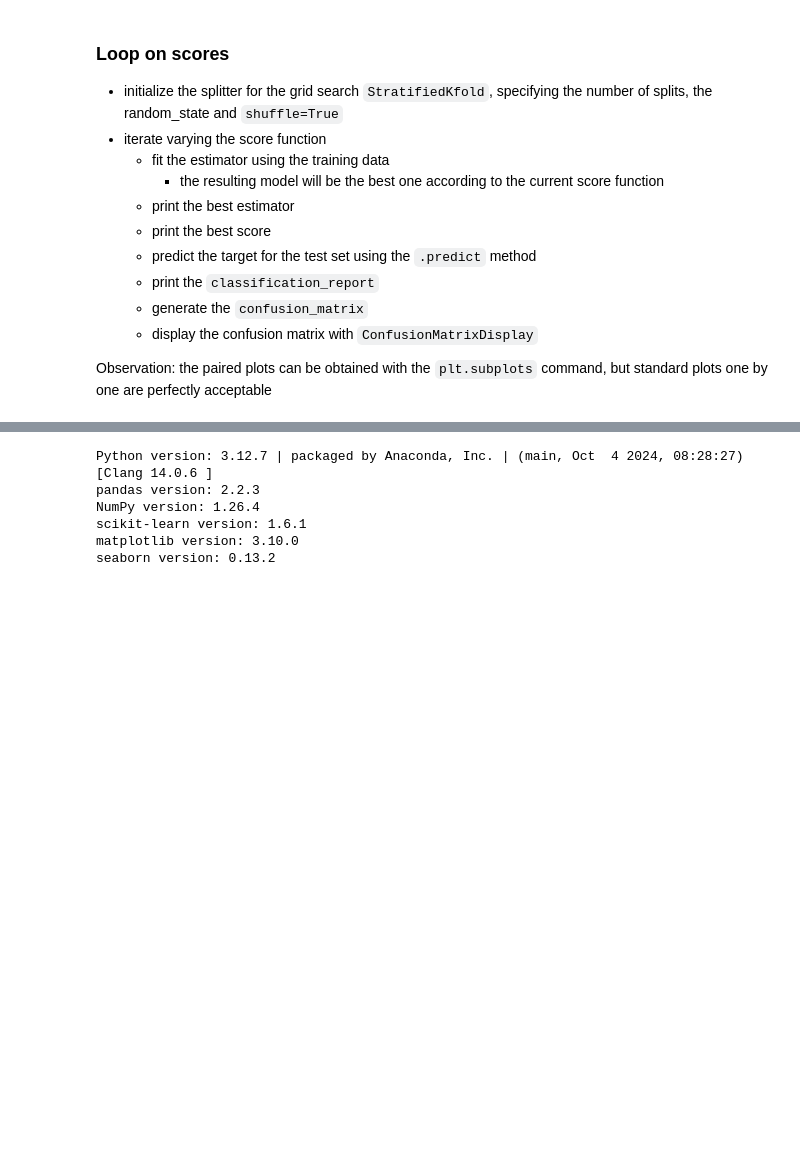
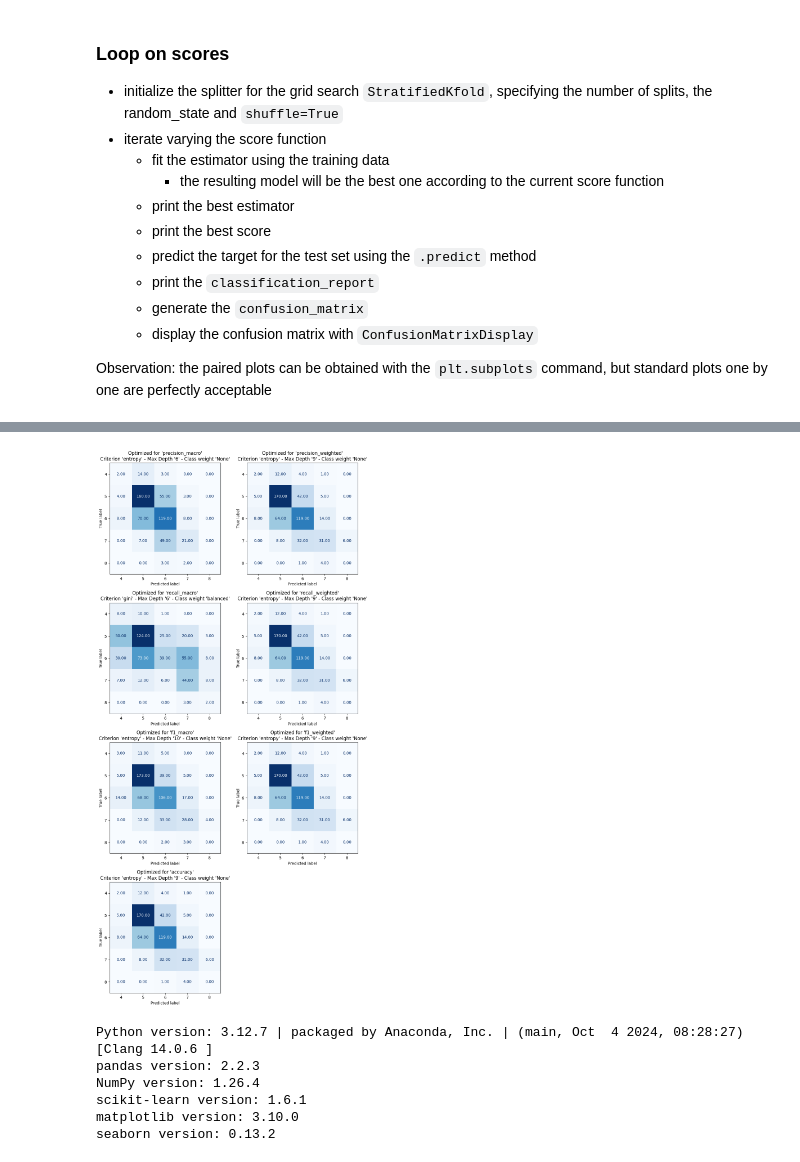
Before and after one commit to mohamadch91/MLDM_Unibo_public, a Jupyter notebook: Lab_exercises/Lab-topic-3b-tuning-dt-grid-search-cv/Lab-topic-3b-tuning-dt-grid-search-cv-nocode.ipynb, the cells around one changed output, grey strips where cells are left out. Cells and saved outputs as stored; diff of their text form; code cells hidden in the pictures; blank space fills up the shorter version.

```diff
--- a/Lab_exercises/Lab-topic-3b-tuning-dt-grid-search-cv/Lab-topic-3b-tuning-dt-grid-search-cv-nocode.ipynb
+++ b/Lab_exercises/Lab-topic-3b-tuning-dt-grid-search-cv/Lab-topic-3b-tuning-dt-grid-search-cv-nocode.ipynb
@@ -110,3 +144,10 @@ Drop also the columns which are not relevant for training a classifier, if any
 
 The method "drop" of dataframes allows to drop either rows or columns
 - the "axis" parameter chooses between dropping rows (axis=0) or columns (axis=1)
+# %%
+train , test = train_test_split(df,train_size=train_size)
+
+train_dropped = train.drop(columns = [target])
+test_dropped = test.drop(columns = [target])
+display(train_dropped)
+display(test_dropped)
@@ -125,0 +194,3 @@ DecisionTreeClassifier(random_state=19)
+# %%
+model = tree.DecisionTreeClassifier(random_state = random_state)
+model.fit(train_dropped,y=train[target])
@@ -143,0 +216,7 @@ The maximum depth of the tree fitted on X_train is 17
+# %%
+fitted_max_depth = model.tree_.max_depth
+parameter_values = range(1,fitted_max_depth)
+acc = model.score(test_dropped,test[target])
+acc= format(acc*100,".2f")
+print(f"the accuracy for model is {acc}%")
+print(f"The maximum depth of the tree fitted on X_train is {fitted_max_depth}")
@@ -194,0 +257,60 @@ weighted avg       0.55      0.57      0.56       528
+# %%
+
+# Define StratifiedKFold
+skf = StratifiedKFold(n_splits=n_splits, random_state=random_state
+                      , shuffle=True # shuffle to ensure randomness, otherwise
+                                     # the splits are generated in the order of the input data
+                      )
+
+# Prepare subplot grid: 2 columns, as many rows as needed
+n_scores = len(scores)
+n_cols = 2
+n_rows = int(np.ceil(n_scores / n_cols))
+
+fig, axes = plt.subplots(n_rows, n_cols, figsize=(10, 5 * n_rows))
+axes = axes.flatten()  # Flatten to index easily
+
+for idx, score in enumerate(scores):
+    print('=' * 40)
+    print(f"# Tuning hyper-parameters for '{score}'")
+
+    clf = GridSearchCV(
+        estimator=model, #
+        param_grid=tuned_param_dt,
+        scoring=score,
+        return_train_score=False,
+        cv=skf
+    )
+
+    clf.fit(train_dropped, train[target])
+    best_params = clf.best_params_ # get the best parameters, it is a dictionary
+    print(best_params)
+    print(f"Best score {clf.best_score_ * 100:6.3f}%")
+
+    y_p = clf.best_estimator_.predict(test_dropped)
+    print(classification_report(test[target], y_p, zero_division=0))
+
+    # Compute confusion matrix (normalized)
+    cm = confusion_matrix(test[target], y_p
+                        #   , labels=clf.best_estimator_.classes_
+                        #   , normalize='true' # uncomment this line to have normalized confusion matrix
+                          )
+
+    # Display with numeric values
+    disp = ConfusionMatrixDisplay(confusion_matrix=cm, display_labels=clf.classes_)
+    disp.plot(ax=axes[idx], colorbar=False, cmap='Blues', values_format='.2f')
+
+    axes[idx].set_title(
+        f"Optimized for '{score}'\n"
+        f"Criterion '{best_params.get('criterion', 'N/A')}' - " # the 'N/A' is just a fallback
+        f"Max Depth '{best_params.get('max_depth', 'N/A')}' - "
+        f"Class weight '{best_params.get('class_weight', 'N/A')}'"
+    )
+
+# Hide any unused subplots
+for j in range(idx + 1, len(axes)):
+    fig.delaxes(axes[j])
+
+plt.tight_layout()
+plt.show()
+# %% [output]
@@ -195,3 +334,4 @@ weighted avg       0.55      0.57      0.56       528
+[figure, added]
 # %%
 ## The following code block is ignored in the notebook, it is just to show how to collect all classification reports in a DataFrame
 # from sklearn.metrics import classification_report
```
Also changed, not shown: parts of 19 cells of this notebook.
